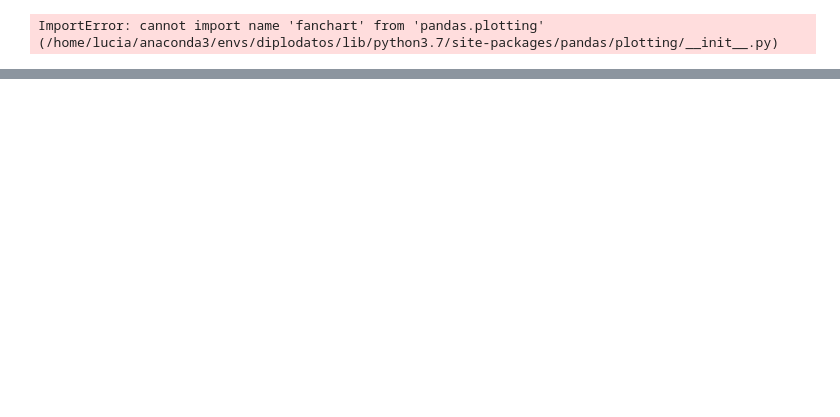
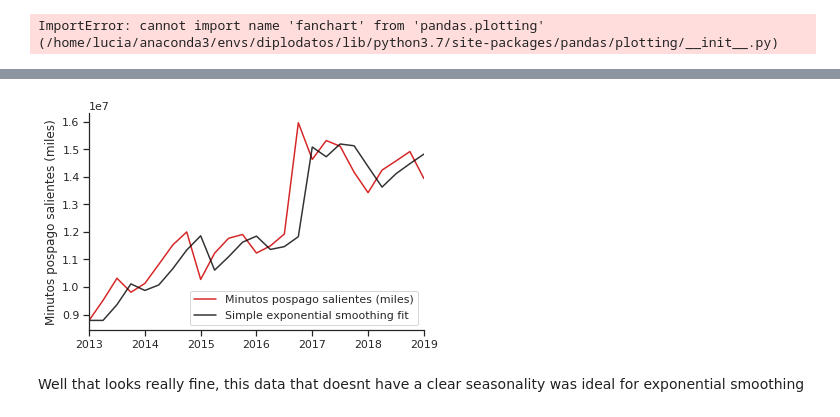
Before and after one commit to git-lu/TimeSeriesAnalysis, a Jupyter notebook: NaiveTimeSeriesAnalysis.ipynb, the cells around one changed output, grey strips where cells are left out. Drawn from its saved outputs; the diff is of its cells as text; code cells hidden in the pictures; blank space fills up the shorter version.

Commit message:
Implemented exponential walking. Might work better?

```diff
--- a/NaiveTimeSeriesAnalysis.ipynb
+++ b/NaiveTimeSeriesAnalysis.ipynb
@@ -157,0 +163,4 @@ ImportError: cannot import name 'fanchart' from 'pandas.plotting' (/home/lucia/a
+# %%
+model_ses = sm.tsa.SimpleExpSmoothing(y1).fit()
+fitted_ses = model_ses.fittedvalues
+model_ses.summary()
@@ -157,0 +180,15 @@ ImportError: cannot import name 'fanchart' from 'pandas.plotting' (/home/lucia/a
+# %%
+fig, ax= plt.subplots();#figsize=(9,6))
+y1.plot(color=red, label='Minutos pospago salientes (miles)')
+fitted_ses.plot(color='black', label='Simple exponential smoothing fit', alpha=0.8)
+ax.set_xlabel('')
+ax.set_ylabel('Minutos pospago salientes (miles)')
+ax.set_xticks([], minor=True)
+plt.legend(loc='best')
+sns.despine()
+plt.show()
+# %% [output]
+[figure, added]
+# %% [markdown]
+Well that looks really fine, this data that doesnt have a clear seasonality was ideal for
+exponential smoothing
```
Also changed, not shown: parts of 13 cells of this notebook.
